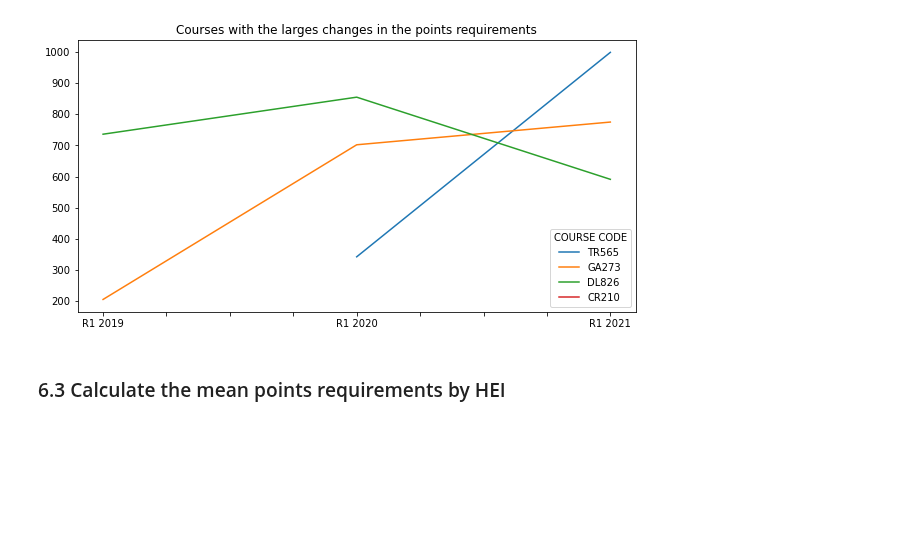
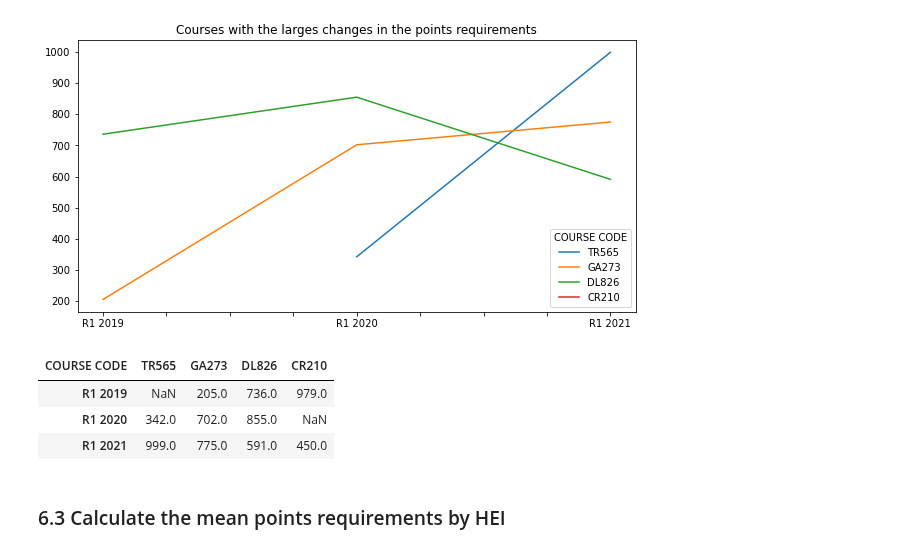
Before and after one commit to przemekbil/FoDA_2021, a Jupyter notebook: cao.ipynb, the cells around one changed output. Cells and saved outputs as stored; diff of their text form; code cells hidden in the pictures; blank space fills up the shorter version.

```diff
--- a/cao.ipynb
+++ b/cao.ipynb
@@ -1359,6 +1375,14 @@ allcourses_t[[max_21_20, max_21_19, min_21_20, min_21_19]].plot(figsize=(10, 5),
 # %% [output]
 <AxesSubplot:title={'center':'Courses with the larges changes in the points requirements'}>
 [figure]
+# %%
+# Show these 4 courses in a table
+allcourses_t[[max_21_20, max_21_19, min_21_20, min_21_19]]
+# %% [output]
+| COURSE CODE | TR565 | GA273 | DL826 | CR210 |
+| R1 2019 | NaN | 205.0 | 736.0 | 979.0 |
+| R1 2020 | 342.0 | 702.0 | 855.0 | NaN |
+| R1 2021 | 999.0 | 775.0 | 591.0 | 450.0 |
 # %% [markdown]
 ### 6.3 Calculate the mean points requirements by HEI
 # %%
```
Also changed, not shown: parts of 17 cells of this notebook, 9 other files.
